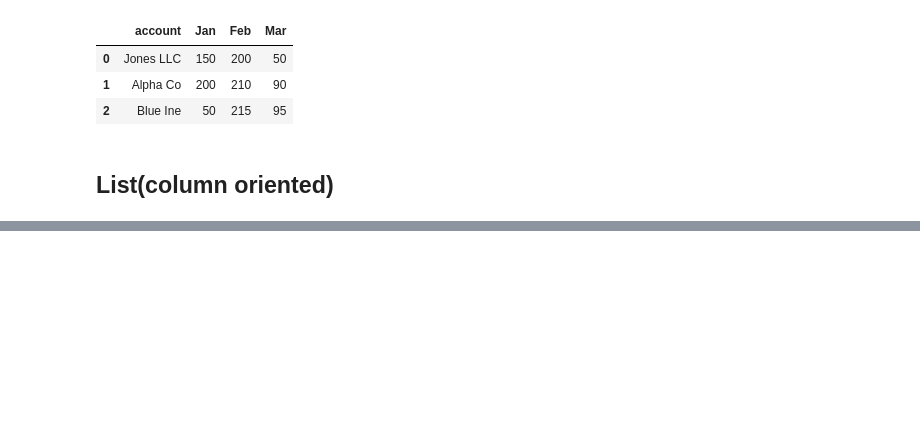
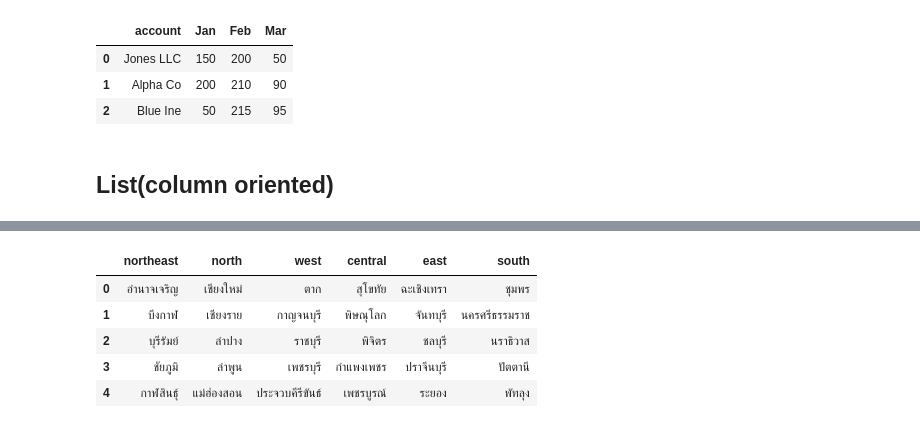
Before and after one commit to Octa-p/data_viz_2022, a Jupyter notebook: Pandas102.ipynb, the cells around one changed output, grey strips where cells are left out. Drawn from its saved outputs; the diff is of its cells as text; code cells hidden in the pictures; blank space fills up the shorter version.

```diff
--- a/Pandas102.ipynb
+++ b/Pandas102.ipynb
@@ -416,0 +424,20 @@ data_item = [['account',['Jones LLC','Alpha Co','Blue Ine']],
+# %%
+data_province = [ ['อำนาจเจริญ','เชียงใหม่','ตาก','สุโขทัย','ฉะเชิงเทรา','ชุมพร'],
+                           ['บึงกาฬ','เชียงราย','กาญจนบุรี','พิษณุโลก','จันทบุรี','นครศรีธรรมราช'],
+                           ['บุรีรัมย์','ลำปาง','ราชบุรี','พิจิตร','ชลบุรี','นราธิวาส'],
+                           ['ชัยภูมิ','ลำพูน','เพชรบุรี','กำแพงเพชร','ปราจีนบุรี','ปัตตานี'],
+                           ['กาฬสินธุ์','แม่ฮ่องสอน','ประจวบคีรีขันธ์','เพชรบูรณ์','ระยอง','พัทลุง'],
+
+
+                        ]
+header = ['northeast','north','west','central','east','south']
+# %%
+df_p = pd.DataFrame.from_records(data_province,columns=header)
+df_p
+# %% [output]
+|  | northeast | north | west | central | east | south |
+| 0 | อำนาจเจริญ | เชียงใหม่ | ตาก | สุโขทัย | ฉะเชิงเทรา | ชุมพร |
+| 1 | บึงกาฬ | เชียงราย | กาญจนบุรี | พิษณุโลก | จันทบุรี | นครศรีธรรมราช |
+| 2 | บุรีรัมย์ | ลำปาง | ราชบุรี | พิจิตร | ชลบุรี | นราธิวาส |
+| 3 | ชัยภูมิ | ลำพูน | เพชรบุรี | กำแพงเพชร | ปราจีนบุรี | ปัตตานี |
+| 4 | กาฬสินธุ์ | แม่ฮ่องสอน | ประจวบคีรีขันธ์ | เพชรบูรณ์ | ระยอง | พัทลุง |
```
Also changed, not shown: parts of 5 cells of this notebook.
